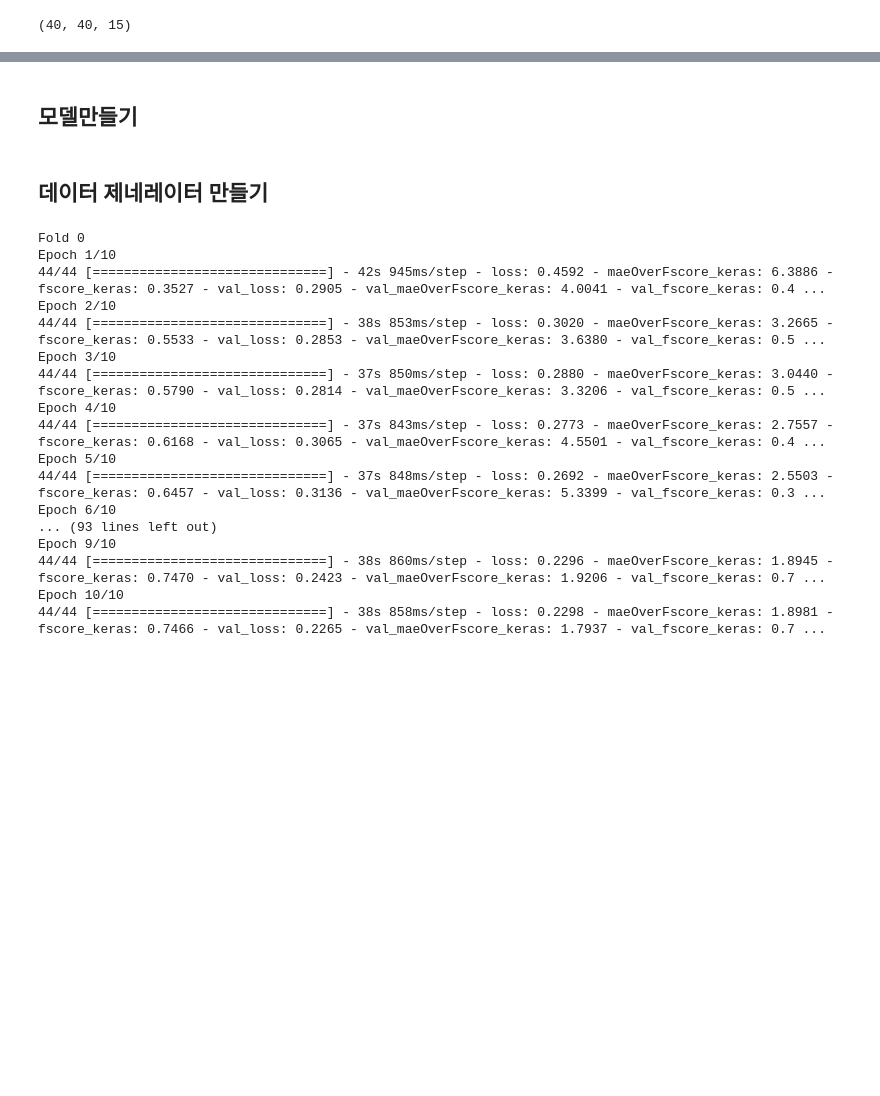
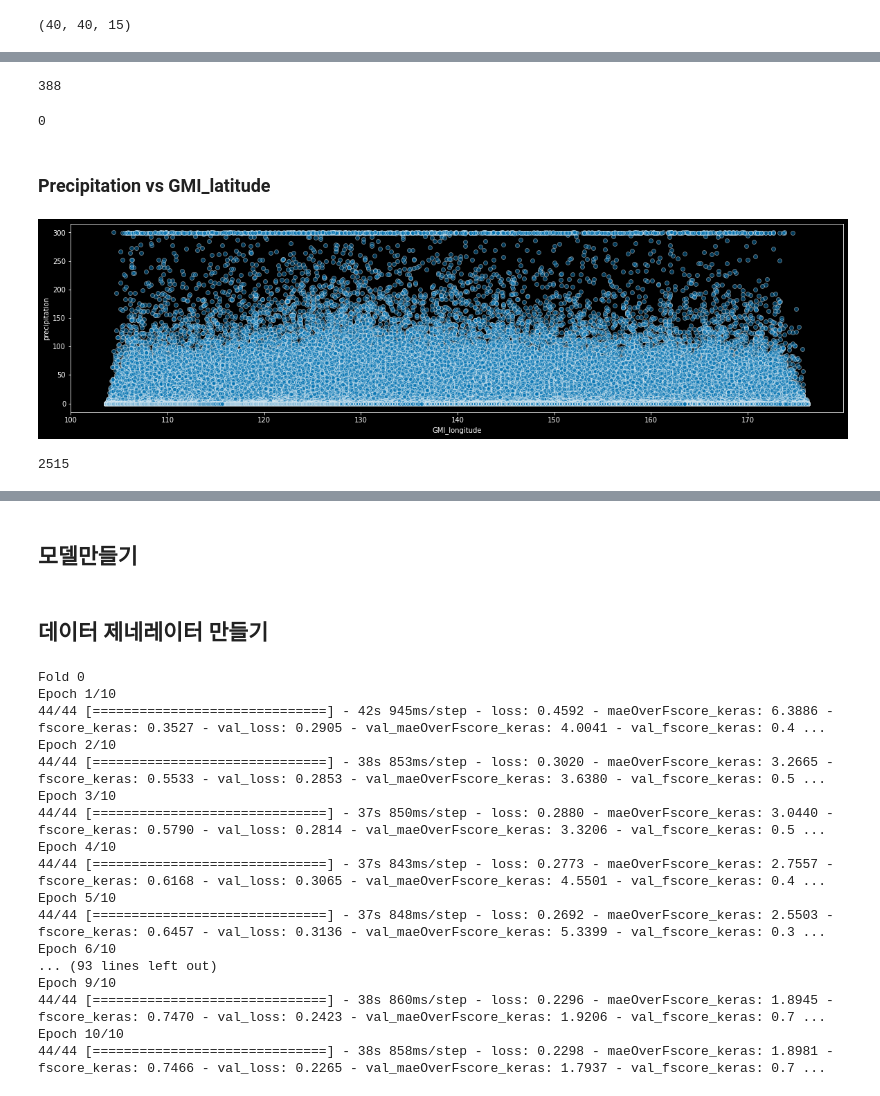
Before and after one commit to deagwon97/dacon-satellite-precipitation, a Jupyter notebook: Dacon_satellite_EDA.ipynb, the cells around one changed output, grey strips where cells are left out. Drawn from its saved outputs; the diff is of its cells as text; code cells hidden in the pictures; blank space fills up the shorter version.

```diff
--- a/Dacon_satellite_EDA.ipynb
+++ b/Dacon_satellite_EDA.ipynb
@@ -90,6 +82,10 @@ train[1,39,39,10]
 # %%
-train_numeric[:,0] = train[:,20,20,9] # land type
-train_numeric[:,1] = train[:,20,20,10] # GMI longitude
-train_numeric[:,2] = train[:,20,20,11] # GMI latitude
-train_numeric[:,3] = np.sum(np.sum(train[:,:,:,14],axis = 1), axis = 1)/1600 #precipitation
+train_numeric = np.zeros((train.shape[0] * 40 * 40 ,4), np.float16)
+train_numeric[:,0] = train[:,:,:,9].reshape(-1) # land type
+train_numeric[:,1] = train[:,:,:,10].reshape(-1) # GMI longitude
+train_numeric[:,2] = train[:,:,:,11].reshape(-1) # GMI latitude
+train_numeric[:,3] = train[:,:,:,14].reshape(-1)
 train_numeric[train_numeric[:,3]<0,3]= 0## Null값은 모두 0으로 초기화
+gc.collect()
+# %% [output]
+388
@@ -98,0 +92,18 @@ train_numeric.columns = ['land_type', 'GMI_longitude', 'GMI_latitude', 'precipit
+# %%
+#eda에 불필요한 train은 제거
+del train
+gc.collect()
+# %% [output]
+0
+# %% [markdown]
+### Precipitation vs GMI_latitude
+# %%
+plt.figure(figsize = (20,5))
+sns.scatterplot(train_numeric[:,1],train_numeric[:,3], alpha = 0.5)
+plt.ylabel('precipitation')
+plt.xlabel('GMI_longitude')
+plt.show()
+gc.collect()
+# %% [output]
+[figure, added]
+2515
```
Also changed, not shown: parts of 37 cells of this notebook.
